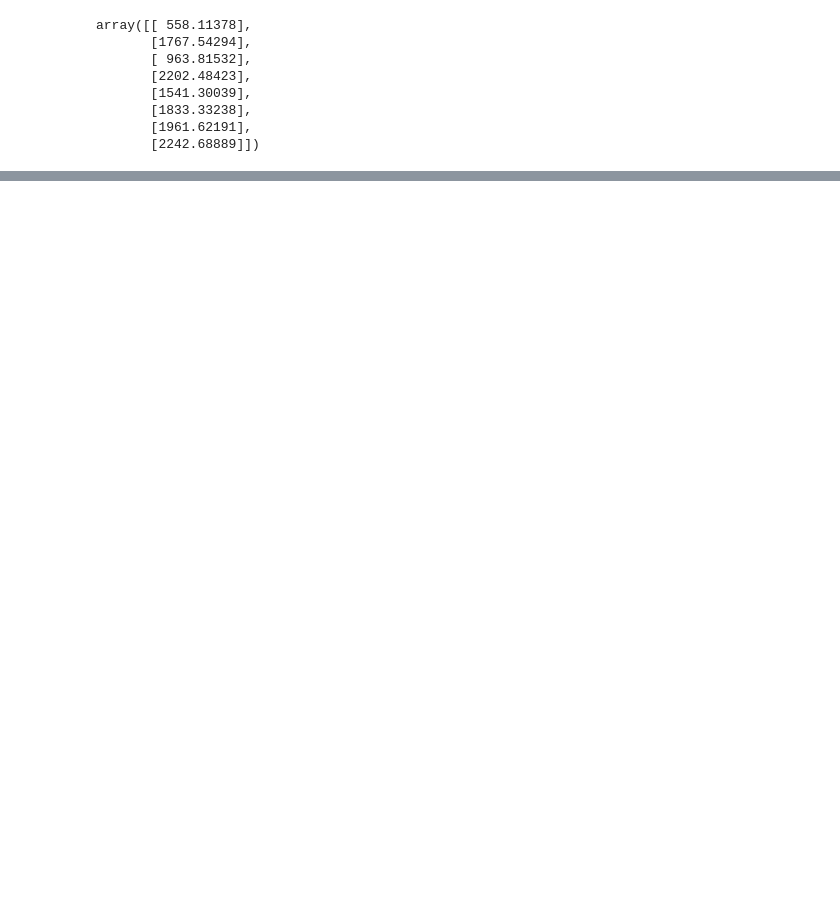
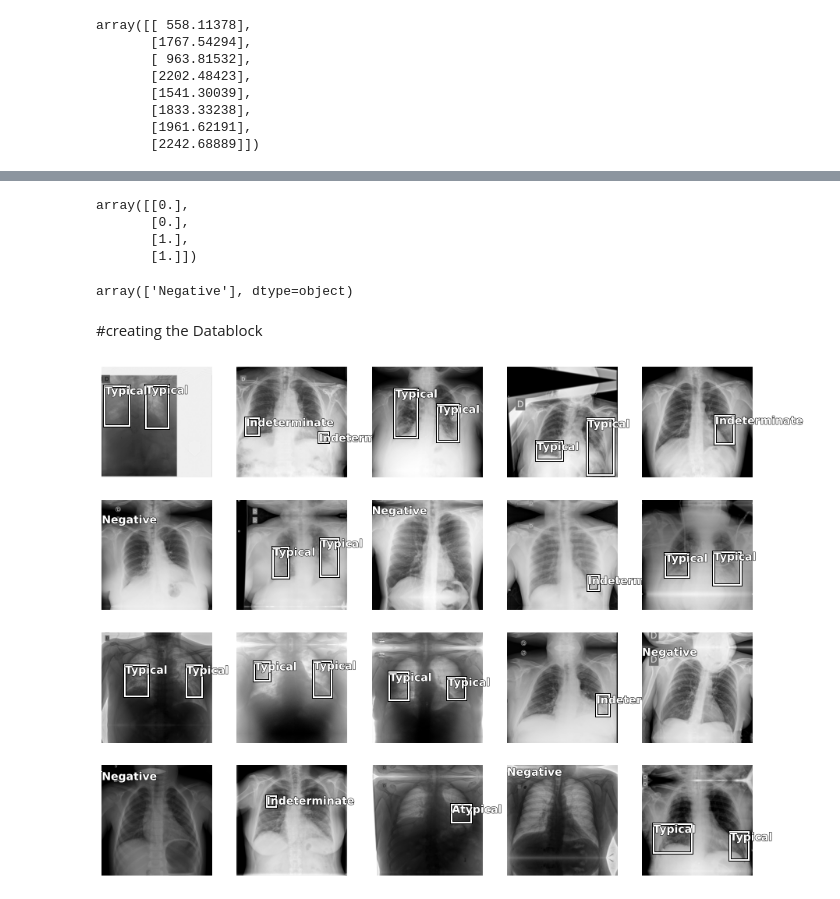
Before and after one commit to rajatpaliwal/SIIM-FISABIO-RSNA-COVID-19-Detection, a Jupyter notebook: Covid_19_detection_prediction.ipynb, the cells around one changed output, grey strips where cells are left out. Drawn from its saved outputs; the diff is of its cells as text; code cells hidden in the pictures; blank space fills up the shorter version.

```diff
--- a/Covid_19_detection_prediction.ipynb
+++ b/Covid_19_detection_prediction.ipynb
@@ -361,0 +464,12 @@ array([[ 558.11378],
+# %%
+def get_tmp_lbl(fn):
+    rows = np.where((df_np[:, 0] == fn.name[:-4]))
+    bboxs = len(df_np[rows][:,-2][0])
+    if bboxs > 12:
+        return np.concatenate(([df_np[rows][:,1]]*4))
+    if bboxs > 8:
+        return np.concatenate(([df_np[rows][:,1]]*3))
+    if bboxs > 4:
+        return np.concatenate(([df_np[rows][:,1]]*2))
+    else:
+        return df_np[rows][:,1]
@@ -361,0 +480,5 @@ array([[ 558.11378],
+# %%
+bboxs = get_tmp_bbox(fns[0])
+lbls = get_tmp_lbl(fns[0])
+arr = np.array([fns[0].name[:-4], bboxs, lbls], dtype=object)
+arr
@@ -361,0 +495,41 @@ array([[ 558.11378],
+# %%
+# Whole dataset
+for path in fns[1:]:
+    bbox = get_tmp_bbox(path)
+    lbl = get_tmp_lbl(path)
+    arr2 = np.array([path.name[:-4], bbox, lbl], dtype='object')
+    arr = np.vstack((arr, arr2))
+# %%
+def get_bbox(fn):
+    idx = np.where((arr[:,0] == fn.name[:-4]))
+    return arr[idx][0][1]
+
+def get_lbl(fn):
+    idx = np.where((arr[:,0] == fn.name[:-4]))
+    return arr[idx][0][-1]
+# %%
+get_bbox(get_items(data_source)[2])
+# %% [output]
+array([[0.],
+       [0.],
+       [1.],
+       [1.]])
+# %%
+get_lbl(get_items(data_source)[2])
+# %% [output]
+array(['Negative'], dtype=object)
+# %% [markdown]
+#creating the Datablock
+# %%
+set_seed(77)
+siim = DataBlock(blocks=(ImageBlock(cls=DicomView), BBoxBlock, BBoxLblBlock),
+                 get_items=get_items,
+                 splitter=RandomSplitter(),
+                 get_y=[get_bbox, get_lbl],
+                 item_tfms=Resize(512, method=ResizeMethod.Pad),
+                 n_inp=1)
+
+dls = siim.dataloaders(f'{data_source}/train', bs=64)
+dls.show_batch(max_n=20, ncols=5)
+# %% [output]
+[figure, added]
```
Also changed, not shown: parts of 47 cells of this notebook.
